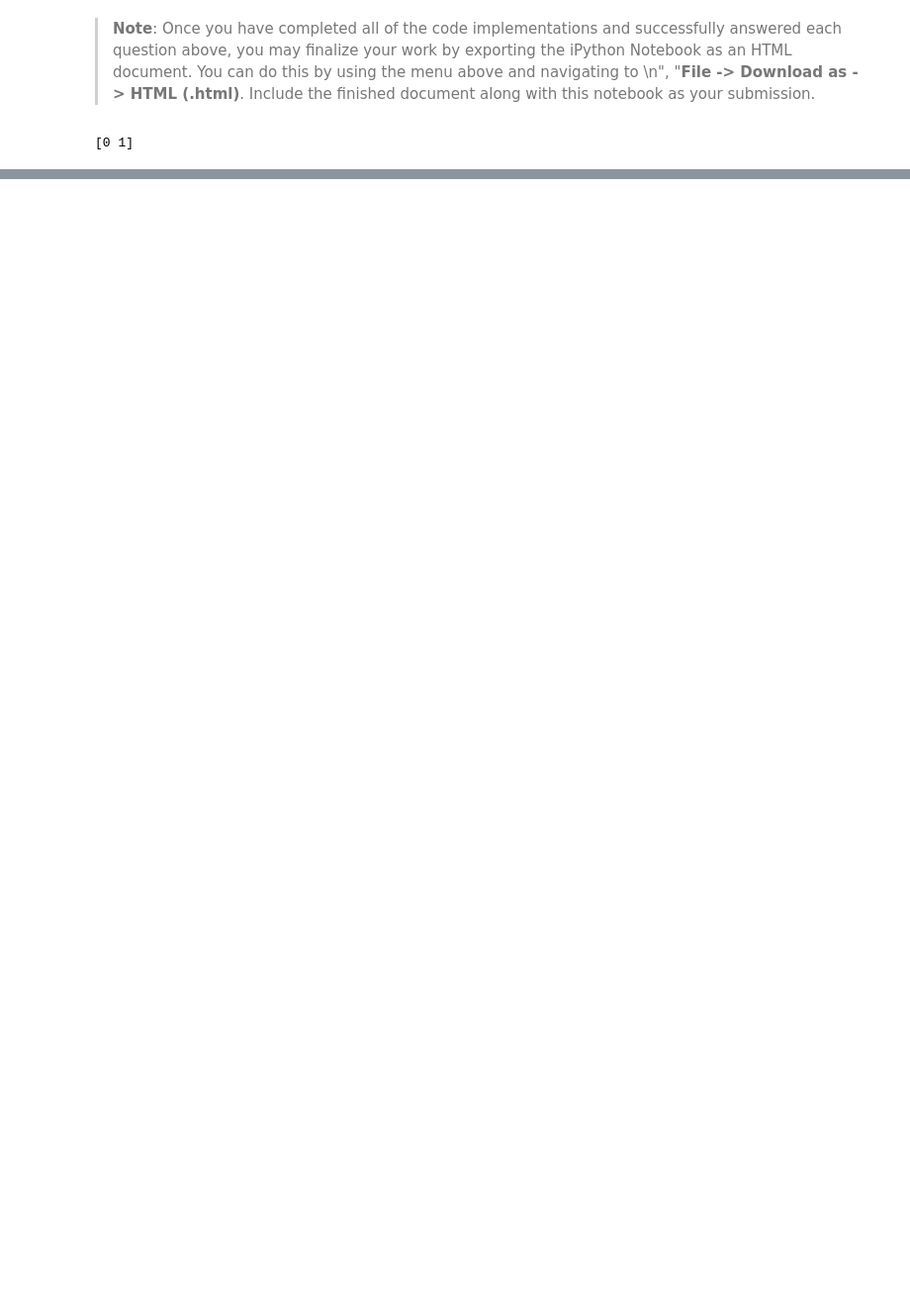
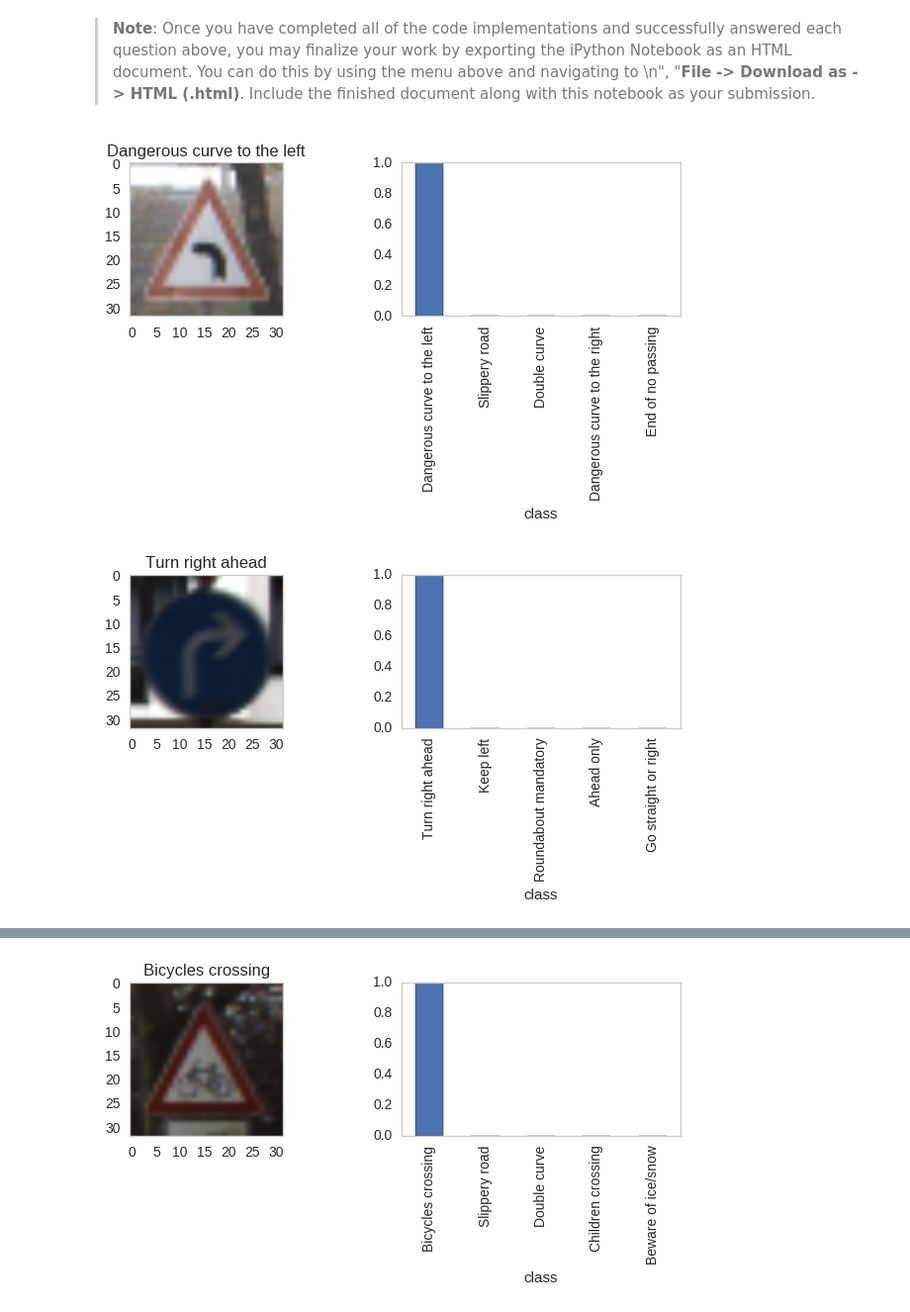
Before and after one commit to cochoa0x1/traffic-sign, a Jupyter notebook: Traffic_Sign_Classifier.ipynb, the cells around one changed output, grey strips where cells are left out. Shown at 99% size. Drawn from its saved outputs; the diff is of its cells as text; code cells hidden in the pictures; blank space fills up the shorter version.

```diff
--- a/Traffic_Sign_Classifier.ipynb
+++ b/Traffic_Sign_Classifier.ipynb
@@ -588,7 +645,17 @@ def img_top3(img, sess):
-# %%
-#top n
-v = tf.nn.top_k([50,39,-10,1],k=2)
-with tf.Session() as sess:
-    print(sess.run(v)[1])
-# %% [output]
-[0 1]
+# %%
+idx=np.random.permutation(len(X_valid))[:10]
+
+probs, class_idx = classify_set(X_valid[idx])
+class_names = [ [ID_TO_NAME[c] for c in row] for row in class_idx]
+actuals = [ ID_TO_NAME[c] for c in y_valid[idx]]
+
+for im, ps, cnames, act in zip(X_valid[idx],probs,class_names, actuals):
+    plt.figure(figsize=(8,2))
+    plt.subplot(1,2,1)
+    plt.imshow(im)
+    plt.title(act)
+    plt.subplot(1,2,2)
+    pd.DataFrame({'ps':ps,'class':cnames}).set_index('class').plot(kind='bar', ax=plt.gca(),legend=False,title=None)
+# %% [output]
+[figure, added]
+[figure, added]
@@ -594,0 +665 @@ with tf.Session() as sess:
+[figure, added]
```
Also changed, not shown: parts of 37 cells of this notebook.
